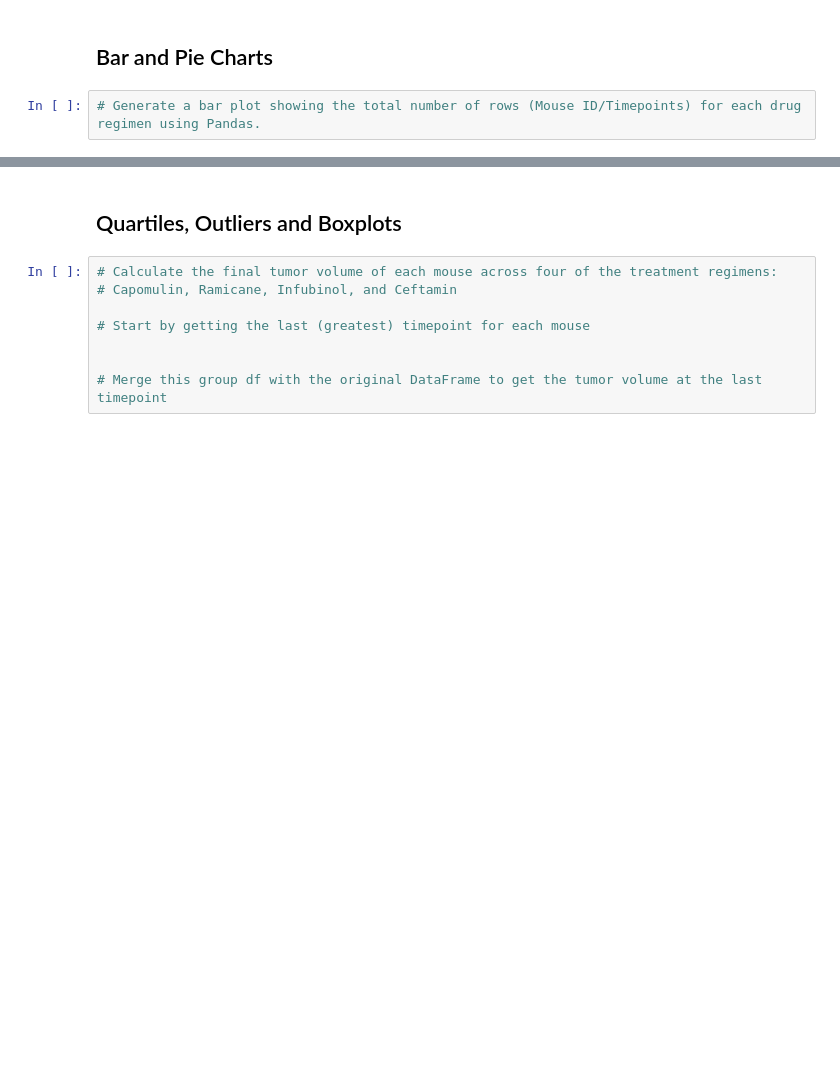
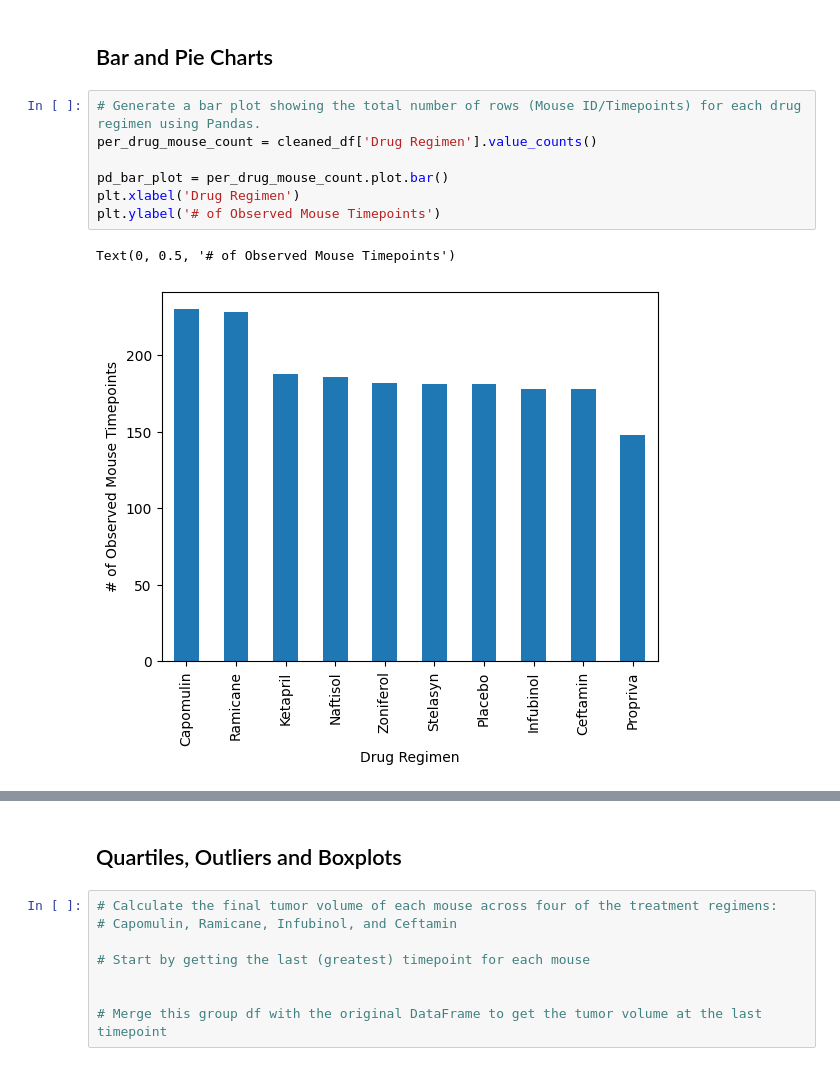
Before and after one commit to kcwaggs/data_visualization-challenge, a Jupyter notebook: pymaceuticals.ipynb, the cells around one changed output, grey strips where cells are left out. Cells and saved outputs as stored; diff of their text form; blank space fills up the shorter version.

Commit message:
Updates made for plots

```diff
--- a/pymaceuticals.ipynb
+++ b/pymaceuticals.ipynb
@@ -164,5 +165,13 @@ summary_stats_agg
 ## Bar and Pie Charts
 # %%
 # Generate a bar plot showing the total number of rows (Mouse ID/Timepoints) for each drug regimen using Pandas.
+per_drug_mouse_count = cleaned_df['Drug Regimen'].value_counts()
+
+pd_bar_plot = per_drug_mouse_count.plot.bar()
+plt.xlabel('Drug Regimen')
+plt.ylabel('# of Observed Mouse Timepoints')
+# %% [output]
+Text(0, 0.5, '# of Observed Mouse Timepoints')
+[figure, added]
 # %%
 # Generate a bar plot showing the total number of rows (Mouse ID/Timepoints) for each drug regimen using pyplot.
```
Also changed, not shown: parts of 6 cells of this notebook.
